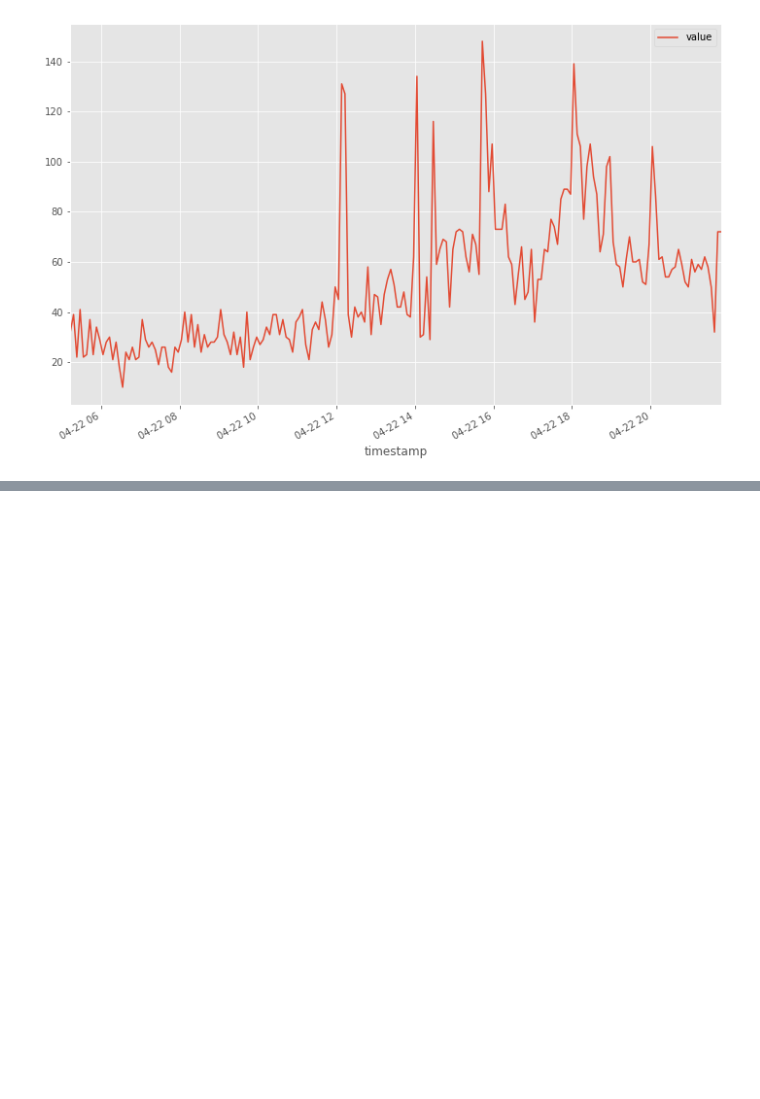
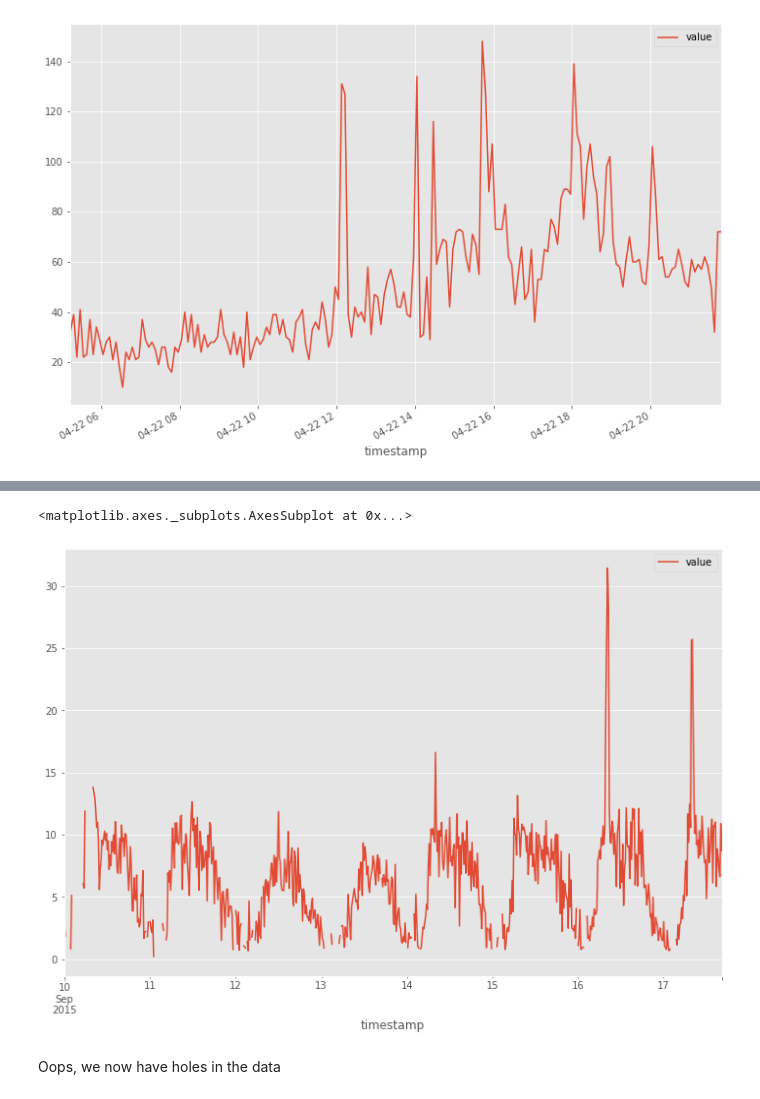
Before and after one commit to acumed-training/anomaly-tutorial, a Jupyter notebook: notebooks/tutorial.ipynb, the cells around one changed output, grey strips where cells are left out. Saved outputs shown, nothing was run; the diff lists cells and outputs as text; code cells hidden in the pictures; blank space fills up the shorter version.

```diff
--- a/notebooks/tutorial.ipynb
+++ b/notebooks/tutorial.ipynb
@@ -204,0 +260,9 @@ fig.show(config={'displaylogo':False})
+# %%
+s_rule = '15T' # 15 mins
+sf = df.resample(s_rule).mean() # You need to choose how to aggregate
+sf.plot()
+# %% [output]
+<matplotlib.axes._subplots.AxesSubplot at 0x...>
+[figure, added]
+# %% [markdown]
+Oops, we now have holes in the data
```
Also changed, not shown: parts of 31 cells of this notebook, 5 other files.
